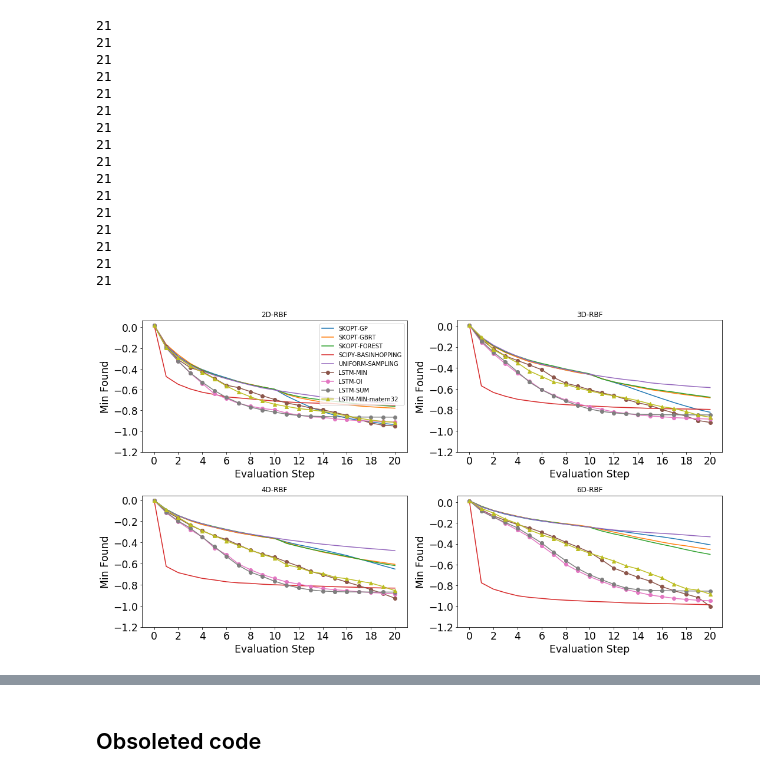
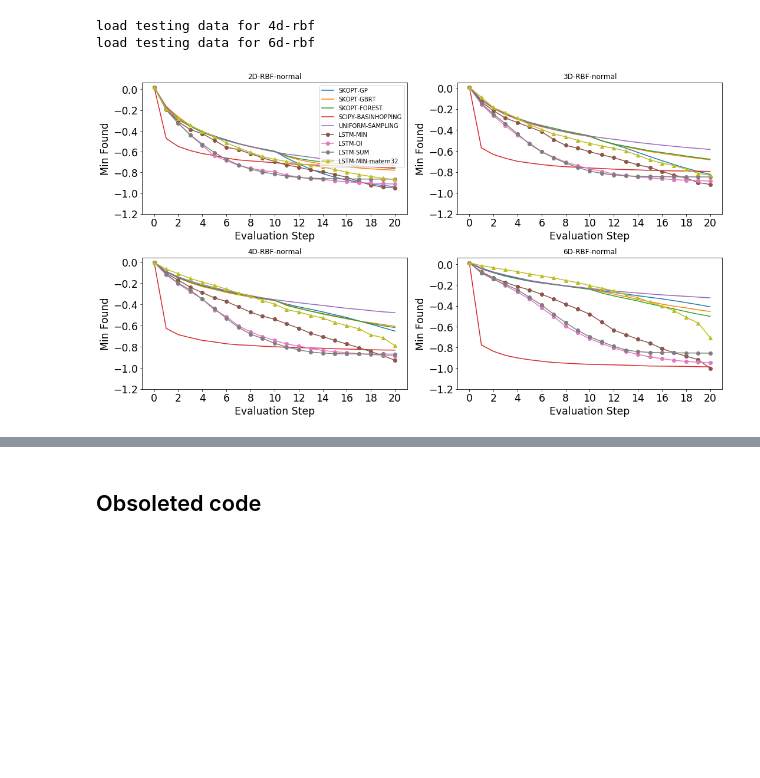
Before and after one commit to p16i/blackbox-optimization-using-rnns, a Jupyter notebook: compare-minimum-value-on-test-data.ipynb, the cells around one changed output, grey strips where cells are left out. Saved outputs shown, nothing was run; the diff lists cells and outputs as text; code cells hidden in the pictures; blank space fills up the shorter version.

```diff
--- a/compare-minimum-value-on-test-data.ipynb
+++ b/compare-minimum-value-on-test-data.ipynb
@@ -41,9 +28,8 @@ def average_min_found_values_across_rows(values):
 # %%
-def find_y_from_lstm(X_test, A_test, min_test, max_test, kernel, dim, loss, n_steps=20, debug=False):
-
+def find_y_from_lstm(X_test, A_test, min_test, max_test, kernel, dim, loss, n_steps=20, debug=False, dataset="normal"):
+    print('LSTM on %s dataset' % dataset)
     model = utils.get_trained_model(dim=dim, kernel=kernel, loss=loss)
     starting_point = utils.loadConfig()['experiments']['%dD'%dim]['hyperparameters']['starting_point'][0]
-
 
     data_Xt = X_test
     data_At  = A_test
@@ -59,8 +45,10 @@ def find_y_from_lstm(X_test, A_test, min_test, max_test, kernel, dim, loss, n_st
             'n_hidden': model_params['n_hidden'],
             'forget_bias': model_params['forget_bias'],
             'n_steps': n_steps,
-            'l': model_params['gp_length'],
-            'scope': model_params['scope']
+            'l': 2.0/6*np.sqrt(dim),
+            'scope': model_params['scope'],
+            'function': gp.dataset_function(dataset),
+            'kernel': gp.kernel_function(kernel)
         }
 
         Xt, At, mint, maxt, samples_x, samples_y, x_0, _, _ = lstm_model.build_training_graph(**params_dict)
@@ -76,11 +64,7 @@ def find_y_from_lstm(X_test, A_test, min_test, max_test, kernel, dim, loss, n_st
             x_0: np.array(starting_point).reshape(1,-1)
         }
 
-        res = sess.run(samples_y, feed_dict=feed_dict)
+        res, res_x = sess.run([samples_y, samples_x], feed_dict=feed_dict)
 
         return np.array(res).reshape(n_steps+1,-1).T
-
-# print(model_name)
-# compute_y_from_all_testing_data(utils.)
-# compute_y_from_all_testing_data(model_name, dim=1, kernel='rbf', starting_point=[-1])
 # %%
@@ -181,39 +150,25 @@ plt.legend()
 # %%
-def plot_for_poster(kernel='rbf'):
+def plot_for_poster(kernel='rbf',dataset="normal"):
     dims = [2,3,4,6]
     total_dims = len(dims)
     plt.figure(figsize=(15,4*total_dims))
     count = 0
     for d in range(total_dims):
         dim = dims[d]
 
         plt.subplot(total_dims,2,count+1)
-        plot_min_comparison_of_dim_and_kernel(dim=dim, kernel=kernel)
+        plot_min_comparison_of_dim_and_kernel(dim=dim, kernel=kernel, dataset="normal")
 
         if count == 0:
             plt.legend()
         count = count + 1
     plt.tight_layout()
 plot_for_poster()
 plt.savefig('min-test.svg')
 # %% [output]
-21
-21
-21
-21
-21
-21
-21
-21
-21
-21
-21
-21
-21
-21
-21
-21
+load testing data for 4d-rbf
+load testing data for 6d-rbf
-[figure, old version]
+[figure, new version]
 # %%
 plot_for_poster(kernel="matern32")
 # %% [output]
```
Also changed, not shown: parts of 32 cells of this notebook.
